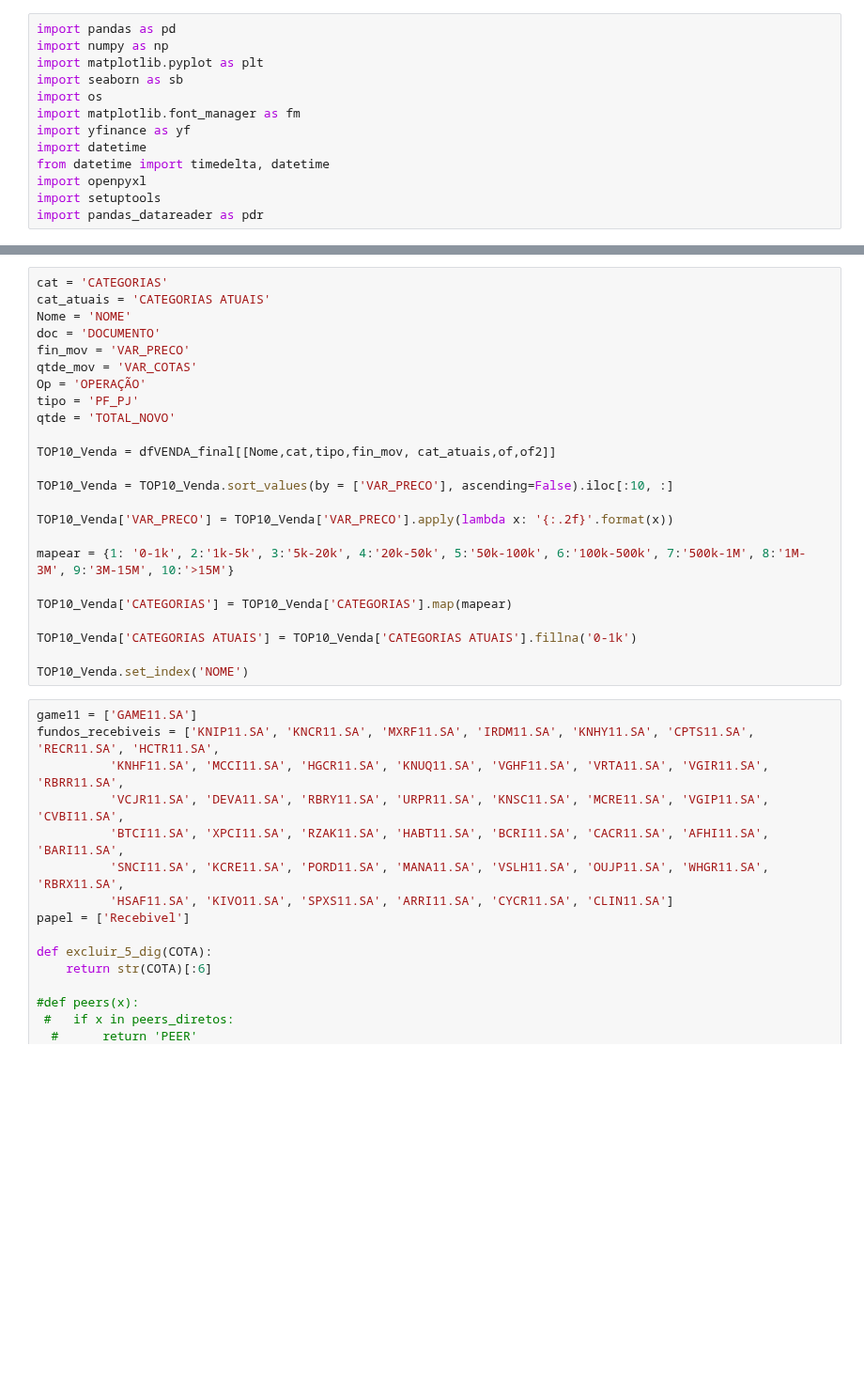
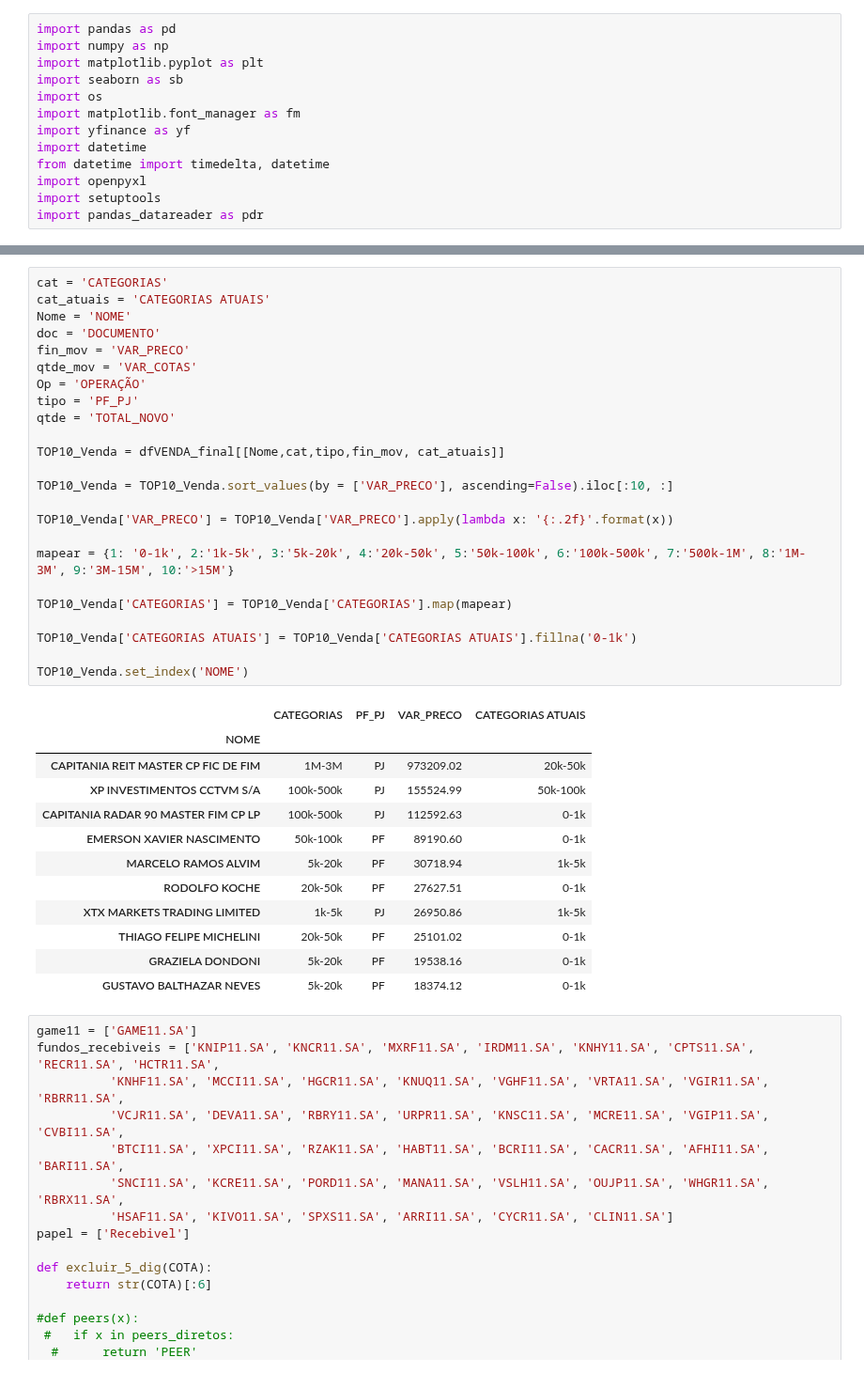
Before and after one commit to LucasFranco-guardian/Relat-rios-Passivo, a Jupyter notebook: MonthxWeek_GAME.ipynb, the cells around one changed output, grey strips where cells are left out. Shown at 94% size. Cells and saved outputs as stored; diff of their text form; blank space fills up the shorter version.

```diff
--- a/MonthxWeek_GAME.ipynb
+++ b/MonthxWeek_GAME.ipynb
@@ -274,27 +315,40 @@ TOP10_Compra
 # %%
 cat = 'CATEGORIAS'
 cat_atuais = 'CATEGORIAS ATUAIS'
 Nome = 'NOME'
 doc = 'DOCUMENTO'
 fin_mov = 'VAR_PRECO'
 qtde_mov = 'VAR_COTAS'
 Op = 'OPERAÇÃO'
 tipo = 'PF_PJ'
 qtde = 'TOTAL_NOVO'
 
-TOP10_Venda = dfVENDA_final[[Nome,cat,tipo,fin_mov, cat_atuais,of,of2]]
+TOP10_Venda = dfVENDA_final[[Nome,cat,tipo,fin_mov, cat_atuais]]
 
 TOP10_Venda = TOP10_Venda.sort_values(by = ['VAR_PRECO'], ascending=False).iloc[:10, :]
 
 TOP10_Venda['VAR_PRECO'] = TOP10_Venda['VAR_PRECO'].apply(lambda x: '{:.2f}'.format(x))
 
 mapear = {1: '0-1k', 2:'1k-5k', 3:'5k-20k', 4:'20k-50k', 5:'50k-100k', 6:'100k-500k', 7:'500k-1M', 8:'1M-3M', 9:'3M-15M', 10:'>15M'}
 
 TOP10_Venda['CATEGORIAS'] = TOP10_Venda['CATEGORIAS'].map(mapear)
 
 TOP10_Venda['CATEGORIAS ATUAIS'] = TOP10_Venda['CATEGORIAS ATUAIS'].fillna('0-1k')
 
 TOP10_Venda.set_index('NOME')
+# %% [output]
+|  | CATEGORIAS | PF_PJ | VAR_PRECO | CATEGORIAS ATUAIS |
+| NOME |  |  |  |  |
+| CAPITANIA REIT MASTER CP FIC DE FIM | 1M-3M | PJ | 973209.02 | 20k-50k |
+| XP INVESTIMENTOS CCTVM S/A | 100k-500k | PJ | 155524.99 | 50k-100k |
+| CAPITANIA RADAR 90 MASTER FIM CP LP | 100k-500k | PJ | 112592.63 | 0-1k |
+| EMERSON XAVIER NASCIMENTO | 50k-100k | PF | 89190.60 | 0-1k |
+| MARCELO RAMOS ALVIM | 5k-20k | PF | 30718.94 | 1k-5k |
+| RODOLFO KOCHE | 20k-50k | PF | 27627.51 | 0-1k |
+| XTX MARKETS TRADING LIMITED | 1k-5k | PJ | 26950.86 | 1k-5k |
+| THIAGO FELIPE MICHELINI | 20k-50k | PF | 25101.02 | 0-1k |
+| GRAZIELA DONDONI | 5k-20k | PF | 19538.16 | 0-1k |
+| GUSTAVO BALTHAZAR NEVES | 5k-20k | PF | 18374.12 | 0-1k |
 # %%
 game11 = ['GAME11.SA']
 fundos_recebiveis = ['KNIP11.SA', 'KNCR11.SA', 'MXRF11.SA', 'IRDM11.SA', 'KNHY11.SA', 'CPTS11.SA', 'RECR11.SA', 'HCTR11.SA',
```
Also changed, not shown: parts of 7 cells of this notebook.
